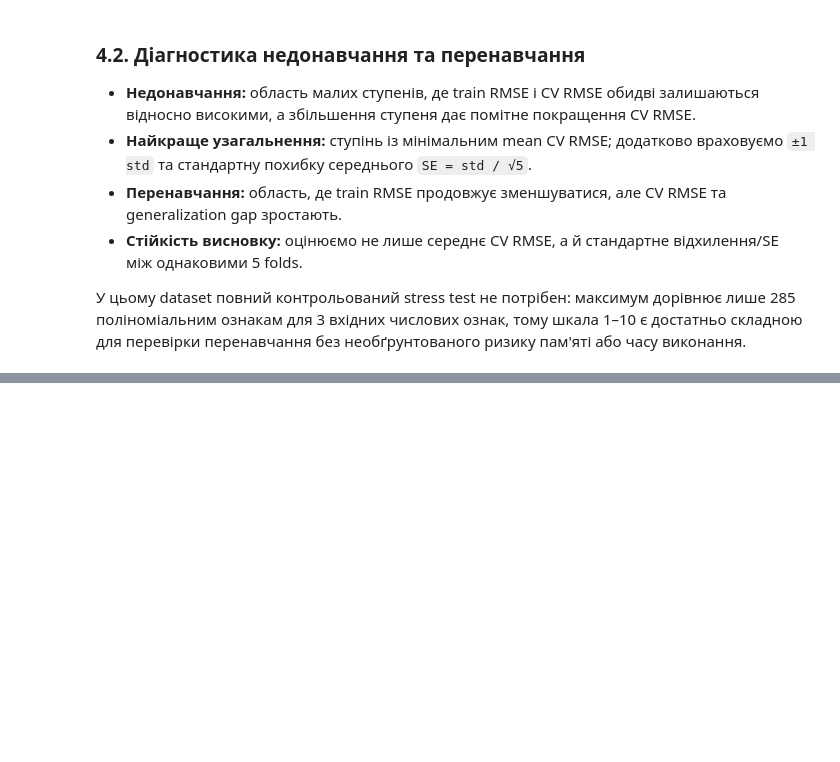
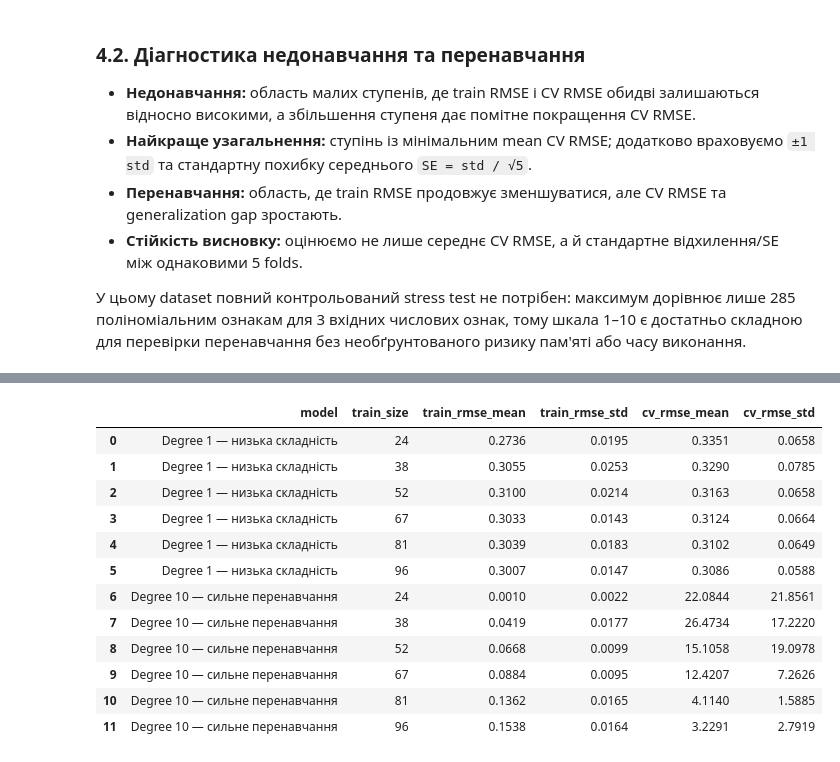
Before and after one commit to Yaroslav071315/machine-learning-course-volovnyk, a Jupyter notebook: practical03/notebook/Practical03.ipynb, the cells around one changed output, grey strips where cells are left out. Saved outputs shown, nothing was run; the diff lists cells and outputs as text; code cells hidden in the pictures; blank space fills up the shorter version.

```diff
--- a/practical03/notebook/Practical03.ipynb
+++ b/practical03/notebook/Practical03.ipynb
@@ -384,0 +317,43 @@ plt.show()
+# %%
+from sklearn.model_selection import learning_curve
+
+def make_poly_linear(degree):
+    return Pipeline([
+        ("poly", PolynomialFeatures(degree=degree, include_bias=False)),
+        ("scaler", StandardScaler()),
+        ("model", LinearRegression()),
+    ])
+
+learning_models = {
+    "Degree 1 — низька складність": make_poly_linear(1),
+    "Degree 10 — сильне перенавчання": make_poly_linear(10),
+}
+
+learning_rows = []
+for name, model in learning_models.items():
+    train_sizes, train_scores, cv_scores = learning_curve(
+        model, X_train, y_train, cv=cv, scoring="neg_root_mean_squared_error",
+        train_sizes=np.linspace(0.25, 1.0, 6), n_jobs=-1
+    )
+    for n, tr, va in zip(train_sizes, train_scores, cv_scores):
+        learning_rows.append({
+            "model": name, "train_size": int(n),
+            "train_rmse_mean": -tr.mean(), "train_rmse_std": tr.std(ddof=1),
+            "cv_rmse_mean": -va.mean(), "cv_rmse_std": va.std(ddof=1),
+        })
+learning_results = pd.DataFrame(learning_rows)
+display(learning_results.round(4))
+# %% [output]
+|  | model | train_size | train_rmse_mean | train_rmse_std | cv_rmse_mean | cv_rmse_std |
+| 0 | Degree 1 — низька складність | 24 | 0.2736 | 0.0195 | 0.3351 | 0.0658 |
+| 1 | Degree 1 — низька складність | 38 | 0.3055 | 0.0253 | 0.3290 | 0.0785 |
+| 2 | Degree 1 — низька складність | 52 | 0.3100 | 0.0214 | 0.3163 | 0.0658 |
+| 3 | Degree 1 — низька складність | 67 | 0.3033 | 0.0143 | 0.3124 | 0.0664 |
+| 4 | Degree 1 — низька складність | 81 | 0.3039 | 0.0183 | 0.3102 | 0.0649 |
+| 5 | Degree 1 — низька складність | 96 | 0.3007 | 0.0147 | 0.3086 | 0.0588 |
+| 6 | Degree 10 — сильне перенавчання | 24 | 0.0010 | 0.0022 | 22.0844 | 21.8561 |
+| 7 | Degree 10 — сильне перенавчання | 38 | 0.0419 | 0.0177 | 26.4734 | 17.2220 |
+| 8 | Degree 10 — сильне перенавчання | 52 | 0.0668 | 0.0099 | 15.1058 | 19.0978 |
+| 9 | Degree 10 — сильне перенавчання | 67 | 0.0884 | 0.0095 | 12.4207 | 7.2626 |
+| 10 | Degree 10 — сильне перенавчання | 81 | 0.1362 | 0.0165 | 4.1140 | 1.5885 |
+| 11 | Degree 10 — сильне перенавчання | 96 | 0.1538 | 0.0164 | 3.2291 | 2.7919 |
```
Also changed, not shown: parts of 12 cells of this notebook.
